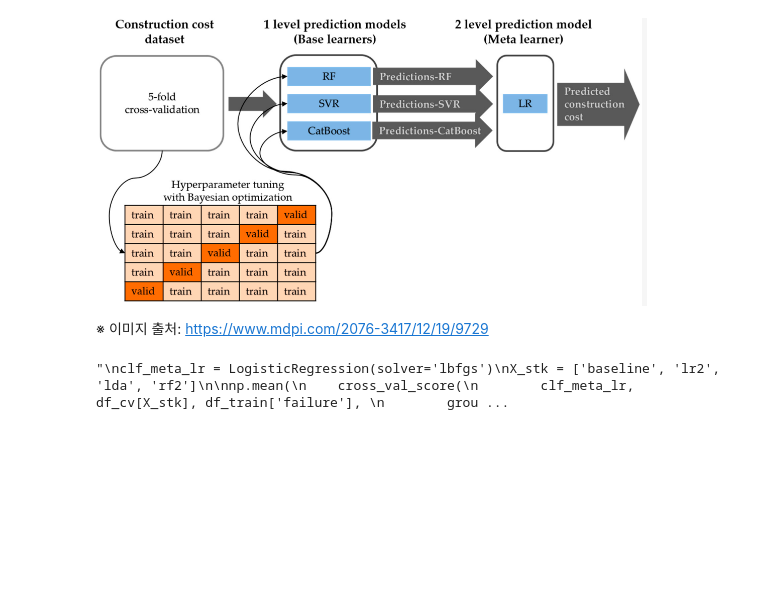
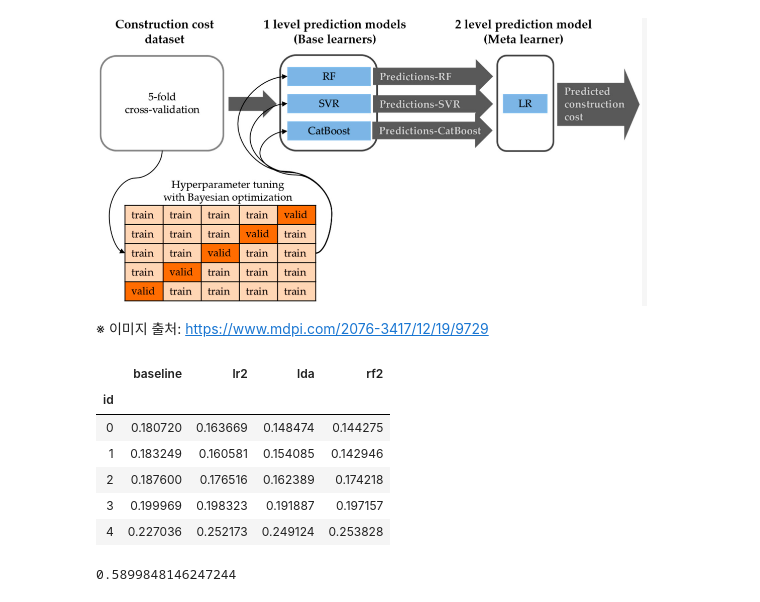
Before and after one commit to sunkusun9/DS_lv3_2410_2, a Jupyter notebook: sec_ds_lv3_prob1_kaggle.ipynb, the cells around one changed output. Drawn from its saved outputs; the diff is of its cells as text; code cells hidden in the pictures; blank space fills up the shorter version.

```diff
--- a/sec_ds_lv3_prob1_kaggle.ipynb
+++ b/sec_ds_lv3_prob1_kaggle.ipynb
@@ -95,12 +95,8 @@ df_test[X_imp] = df_test.groupby('product_code')[X_imp].apply(
     lambda x: pd.DataFrame(imp.fit_transform(x), index=x.index, columns=X_imp)
 )
 X_mean = ['measurement_{}'.format(i) for i in range(10, 17)]
-df_train[X_mean] = df_train.groupby('product_code')[X_mean].transform(
-    lambda x: x.fillna(x.mean())
-)
-df_test[X_imp] = df_test.groupby('product_code')[X_imp].apply(
-    lambda x: pd.DataFrame(imp.fit_transform(x), index=x.index, columns=X_imp)
-)
+df_train[X_mean] = df_train.groupby('product_code')[X_mean].transform(lambda x: x.fillna(x.mean()))
+df_test[X_mean] = df_test.groupby('product_code')[X_mean].transform(lambda x: x.fillna(x.mean()))
 # %%
 # 방법 2 : train / test를 통합하여 처리해봅니다.
 
@@ -143,7 +139,7 @@ df_test[X_mean] = df_test.groupby('product_code')[X_mean]\
             .apply(lambda x: pd.DataFrame(x.fillna(df_mean.loc[x.name]), index=x.index, columns=x.columns))
 # %%
 df_train['loading'] = df_train['loading'].fillna(df_train['loading'].mean())
-df_test['loading'] = df_test['loading'].fillna(df_test['loading'].mean())
+df_test['loading'] = df_test['loading'].fillna(df_train['loading'].mean())
 # %%
 df_train['loading_log'] = np.log(df_train['loading'])
 df_test['loading_log'] = np.log(df_test['loading'])
@@ -292,5 +351,5 @@ ct = ColumnTransformer([
     ('std', StandardScaler(), ['loading', 'measurement_1', 'measurement_4', 'measurement_14', 'measurement_17']),
     ('pt', 'passthrough', ['na_1'])
 ])
-clf_lr = make_pipeline(ct, LogisticRegression(solver='lbfgs', C=0.03))
+clf_lr = make_pipeline(ct, LogisticRegression(solver='lbfgs', C=0.0003))
 eval_model('baseline', clf_lr)
@@ -367,7 +463,8 @@ from sklearn.ensemble import RandomForestClassifier
 
 ct = ColumnTransformer([
     # 표준화 + LDA 변환
-    ('pt', 'passthrough', ['loading', 'na_1', 'na_2'])# + ['measurement_{}'.format(i) for i in range(18)])
+    ('std_lda', make_pipeline(StandardScaler(), LinearDiscriminantAnalysis()), ['measurement_{}'.format(i) for i in range(18)]),
+    ('pt', 'passthrough', ['loading', 'na_1', 'na_2'])
 ])
 clf_rf2 = make_pipeline(ct, RandomForestClassifier(
     n_estimators=100, max_depth=6, min_samples_split=512, random_state=123, max_features=0.75
@@ -432,20 +575,34 @@ model_list = [
 # %%
 # 1단계: Cross Validation 예측결과를 모아 메타 모델 학습을 위한 데이터셋을 만듭니다.
 
 # 메타 모델이 접하게되는 데이터는 1차 모델의 예측 결과 인데,
 # 일반화 성능을 높이려면 이 데이터의 분포가 학습하지 않았던 데이터의 분포와 비슷해야 합니다.
 # 학습에 사용되지 않았던 겹외셋의 예측 결과 사용하여,
 # 이렇게 데이터의 분포를 실제 예측시의 분포와 최대한 유사하게 해줍니다.
 from sklearn.model_selection import cross_val_predict
 model_list = [
     ('baseline', clf_lr), # LR + SFS
     ('lr2', clf_lr2), # LR.2: LR + feature PCA
     ('lda', clf_lda), # LDA
     ('rf2', clf_rf2), # RF + LDA
 ]
 
 # 메타모델 학습데이터의 입력을 만듭니다.
-# df_cv =
+df_cv =pd.concat([
+    pd.Series(cross_val_predict(
+        model, df_train[X_all], df_train['failure'], cv=gcv, groups=df_train['product_code'], method='predict_proba'
+    )[:, 1], index=df_train.index, name=name)
+    for name, model in model_list
+], axis=1)
+df_cv.head()
+# %% [output]
+|  | baseline | lr2 | lda | rf2 |
+| id |  |  |  |  |
+| 0 | 0.180720 | 0.163669 | 0.148474 | 0.144275 |
+| 1 | 0.183249 | 0.160581 | 0.154085 | 0.142946 |
+| 2 | 0.187600 | 0.176516 | 0.162389 | 0.174218 |
+| 3 | 0.199969 | 0.198323 | 0.191887 | 0.197157 |
+| 4 | 0.227036 | 0.252173 | 0.249124 | 0.253828 |
 # %%
 # 메타 모델을 검증을 해봅니다.
 from sklearn.linear_model import LogisticRegression
@@ -453,7 +610,6 @@ from sklearn.model_selection import cross_val_score
 
 # Meta 모델은 Logistic Regression을 사용해 봅니다.
 
-"""
 clf_meta_lr = LogisticRegression(solver='lbfgs')
 X_stk = ['baseline', 'lr2', 'lda', 'rf2']
 
@@ -463,9 +619,8 @@ np.mean(
         groups=df_train['product_code'], scoring='roc_auc', cv=gcv
     )
 )
-"""
 # %% [output]
-"\nclf_meta_lr = LogisticRegression(solver='lbfgs')\nX_stk = ['baseline', 'lr2', 'lda', 'rf2']\n\nnp.mean(\n    cross_val_score(\n        clf_meta_lr, df_cv[X_stk], df_train['failure'], \n        grou ...
+0.5899848146247244
 # %%
 # 2단계 메타 모델을 학습 시키고, 예측해 봅니다.
 # 메타 모델 평가 데이터를 만듭니다. 1. 전체데이터로 기반 모델 학습 2. 평가 데이터에 대한 기반 모델 예측 결과 만들기
```
Also changed, not shown: parts of 25 cells of this notebook.
